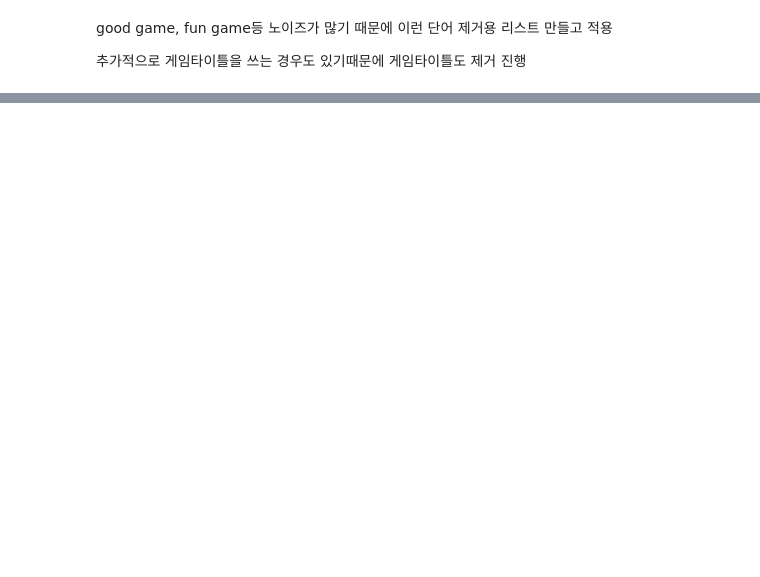
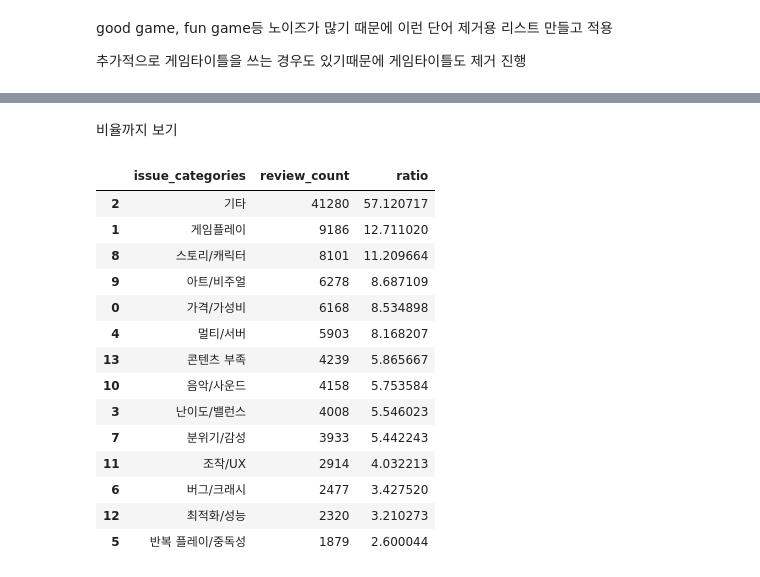
Before and after one commit to jinnyjinnyjinjin/steam-indie-game-analysis, a Jupyter notebook: src/notebooks/js/main_analysis/review.ipynb, the cells around one changed output, grey strips where cells are left out. Saved outputs shown, nothing was run; the diff lists cells and outputs as text; code cells hidden in the pictures; blank space fills up the shorter version.

```diff
--- a/src/notebooks/js/main_analysis/review.ipynb
+++ b/src/notebooks/js/main_analysis/review.ipynb
@@ -931,0 +922,10 @@ plt.show()
+# %%
+issue_count = (
+    reviews_en.explode("issue_categories")
+      .groupby("issue_categories")
+      .size()
+      .reset_index(name="review_count")
+      .sort_values("review_count", ascending=False)
+)
+
+issue_count
@@ -931,0 +948,22 @@ plt.show()
+# %% [markdown]
+비율까지 보기
+# %%
+issue_count["ratio"] = issue_count["review_count"] / len(reviews_en) * 100
+
+issue_count
+# %% [output]
+|  | issue_categories | review_count | ratio |
+| 2 | 기타 | 41280 | 57.120717 |
+| 1 | 게임플레이 | 9186 | 12.711020 |
+| 8 | 스토리/캐릭터 | 8101 | 11.209664 |
+| 9 | 아트/비주얼 | 6278 | 8.687109 |
+| 0 | 가격/가성비 | 6168 | 8.534898 |
+| 4 | 멀티/서버 | 5903 | 8.168207 |
+| 13 | 콘텐츠 부족 | 4239 | 5.865667 |
+| 10 | 음악/사운드 | 4158 | 5.753584 |
+| 3 | 난이도/밸런스 | 4008 | 5.546023 |
+| 7 | 분위기/감성 | 3933 | 5.442243 |
+| 11 | 조작/UX | 2914 | 4.032213 |
+| 6 | 버그/크래시 | 2477 | 3.427520 |
+| 12 | 최적화/성능 | 2320 | 3.210273 |
+| 5 | 반복 플레이/중독성 | 1879 | 2.600044 |
```
Also changed, not shown: parts of 62 cells of this notebook.
